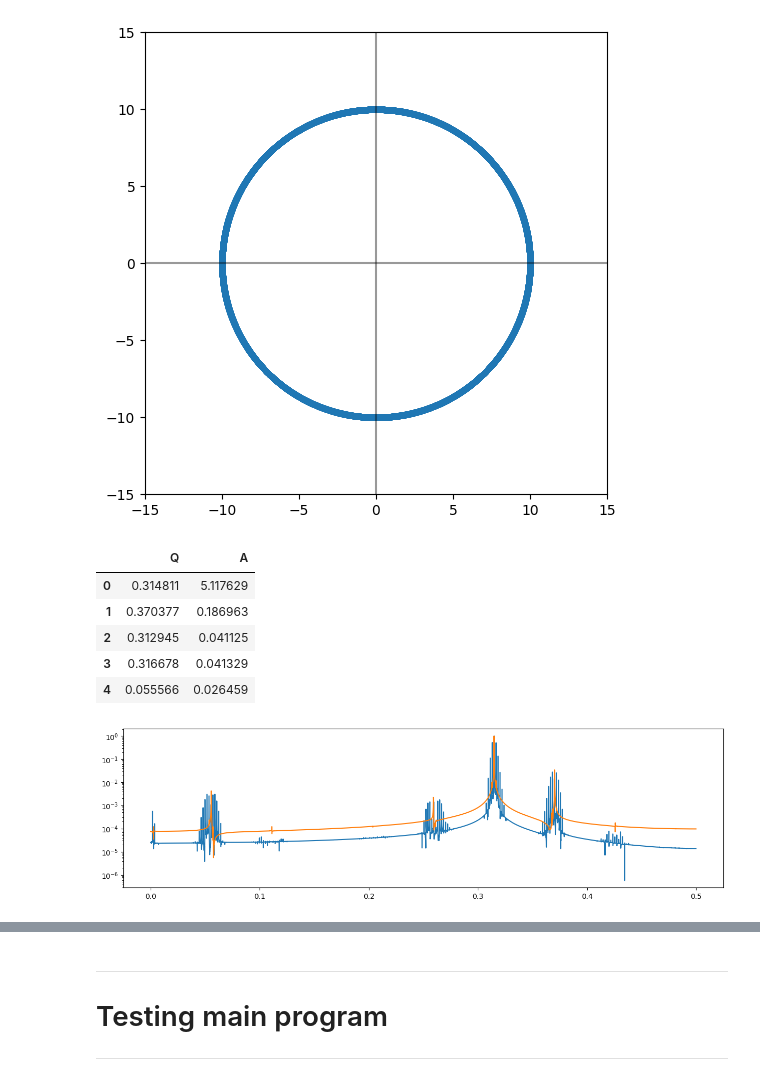
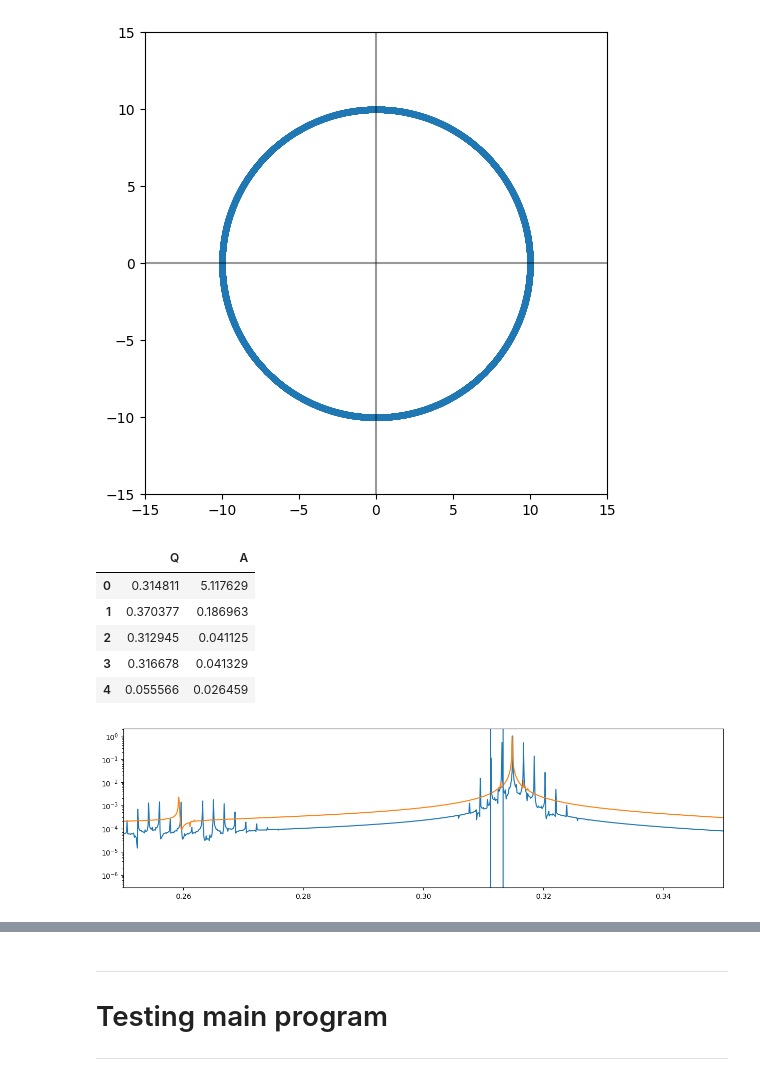
Before and after one commit to pbelange/PySUSSIX, a Jupyter notebook: build_sussix.ipynb, the cells around one changed output, grey strips where cells are left out. Saved outputs shown, nothing was run; the diff lists cells and outputs as text; code cells hidden in the pictures.

```diff
--- a/build_sussix.ipynb
+++ b/build_sussix.ipynb
@@ -15,14 +0,0 @@ import PySUSSIX.ducksussix.ducksussix as ducksussix
-# %%
-def cfft(z):
-    size_tbt = 100000
-    maxn     = len(z)
-    mft      = int(np.log2(maxn))
-
-    _z       = np.zeros(size_tbt) + 1j*np.zeros(size_tbt)
-    _z[:maxn]= z
-
-    f90sussix.cfft(_z,-mft)
-    return _z
-
-z = (dummy.x_sig + 1j*dummy.px_sig).values
-_z = cfft(z)
@@ -93,61 +642,34 @@ plt.ylim([-15,15])
 # %%
 def get_FFT(x):
     x     = np.array(x)
     turns = np.arange(1,len(x)+1)
 
     freq  = np.fft.fftfreq(turns.shape[-1])
     spectrum = np.fft.fft(x-np.mean(x))
 
     idx      = np.argmax(np.abs(spectrum))
     Qx       = freq[idx]
     return freq[freq>0],np.abs(spectrum)[freq>0]
 
 
 
 
 plt.figure(figsize=(15,4))
 freq,spectrum = get_FFT(particle1.x_sig)
 plt.plot(freq,spectrum/np.max(spectrum),'-')
 
 freq,spectrum = get_FFT(particle0.x_sig)
 plt.plot(freq,spectrum/np.max(spectrum),'-')
 # plt.plot(Q,A/np.max(A),'o')
 plt.yscale('log')
-
-import NAFFlib
-def NAFFlib_tune(x,nfreqs = 1,Hann_order=2,multiparticles = False):
-
-
-
-    # No need to remove average, already done.
-    if multiparticles:
-        x = np.array(x)
-        Q = NAFFlib.multiparticle_tunes(x, order=Hann_order)
-
-        Q[Q<0] = np.nan
-        return Q
-
-    else:
-        x        = np.array(x)
-        Q,A,An  = NAFFlib.get_tunes(x, nfreqs, Hann_order)
-        # Q,A      = NAFFlib.get_tunes_all(x, nfreqs, Hann_order)
-
-        # np.abs(Ap[i]) is the amplitude
-        if nfreqs ==1:
-            return Q[0]
-        else:
-            # return Q,np.abs(Ap),np.abs(An)
-            return Q,np.abs(A)
-
-
-
-Q,A = NAFFlib_tune(particle0.x_sig,nfreqs=5,Hann_order=2,multiparticles = False)
-pd.DataFrame({'Q':Q,'A':A})
+plt.axvline(Qx+0.001)
+plt.axvline(Qx+0.001+0.002)
+plt.xlim(0.25,0.35)
 # %% [output]
 |  | Q | A |
 | 0 | 0.314811 | 5.117629 |
 | 1 | 0.370377 | 0.186963 |
 | 2 | 0.312945 | 0.041125 |
 | 3 | 0.316678 | 0.041329 |
 | 4 | 0.055566 | 0.026459 |
-[figure, old version]
+[figure, new version]
```
Also changed, not shown: parts of 47 cells of this notebook, 4 other files.
